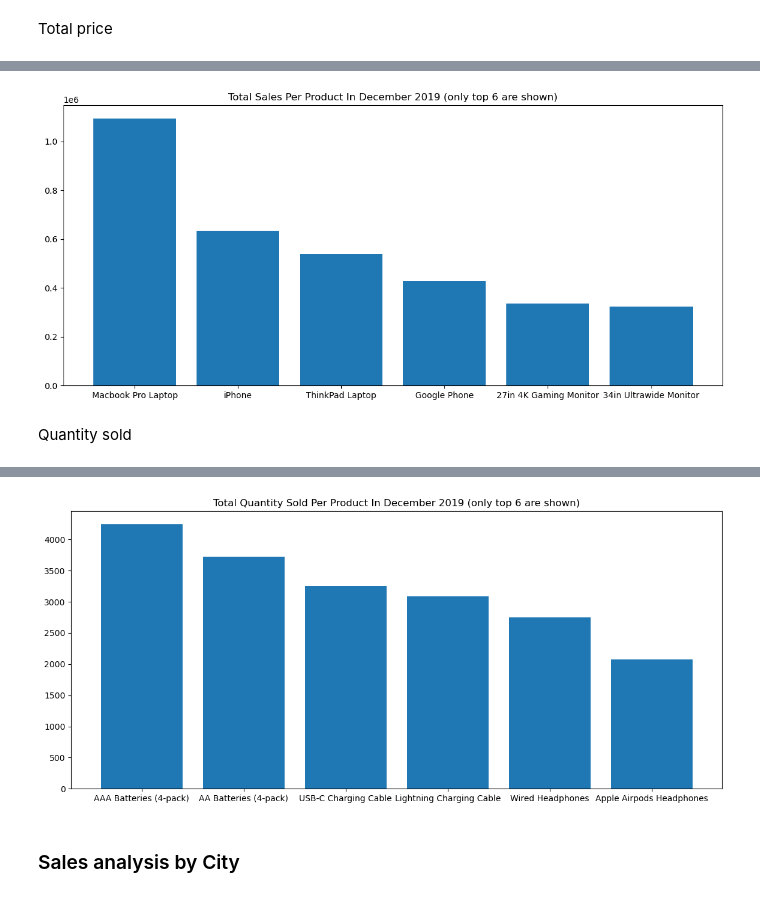
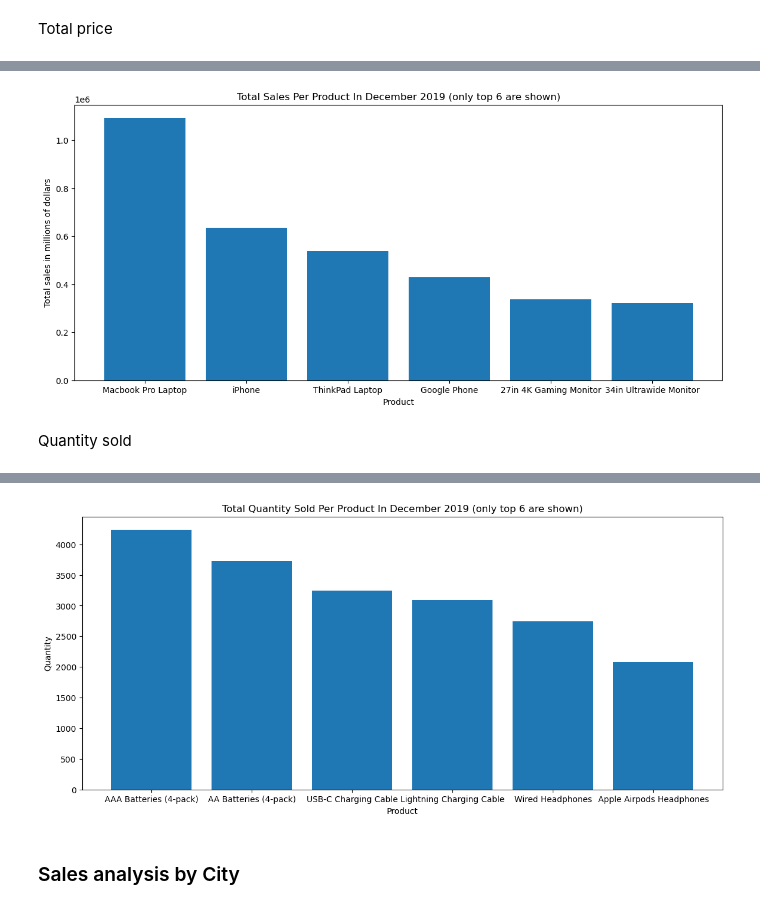
Before and after one commit to shazabhassan/SalesAnalysis-Pandas-and-Matplotlib-, a Jupyter notebook: SalesAnalysis.ipynb, the cells around one changed output, grey strips where cells are left out. Drawn from its saved outputs; the diff is of its cells as text; code cells hidden in the pictures.

```diff
--- a/SalesAnalysis.ipynb
+++ b/SalesAnalysis.ipynb
@@ -479,9 +512,14 @@ plt.title("Total Sales Per Product In December 2019 (only top 6 are shown)")
 plt.bar(range(6),y[:6],0.8)
 plt.xticks(range(6),x[:6])
 
+plt.xlabel('Product')
+plt.ylabel('Total sales in millions of dollars')
+
+
+
 plt.show()
 # %% [output]
-[figure, old version]
+[figure, new version]
 # %% [markdown]
 Quantity sold
 # %%
@@ -508,15 +546,18 @@ dtype: int64
 # %%
 x = y.index
 x
 
 plt.figure(figsize=(14,6))
 plt.title("Total Quantity Sold Per Product In December 2019 (only top 6 are shown)")
 plt.bar(range(6),y[:6],0.8)
 plt.xticks(range(6),x[:6])
 
+plt.xlabel('Product')
+plt.ylabel('Quantity')
+
 plt.show()
 # %% [output]
-[figure, old version]
+[figure, new version]
 # %% [markdown]
 ### Sales analysis by City
 # %%
```
Also changed, not shown: parts of 21 cells of this notebook.
